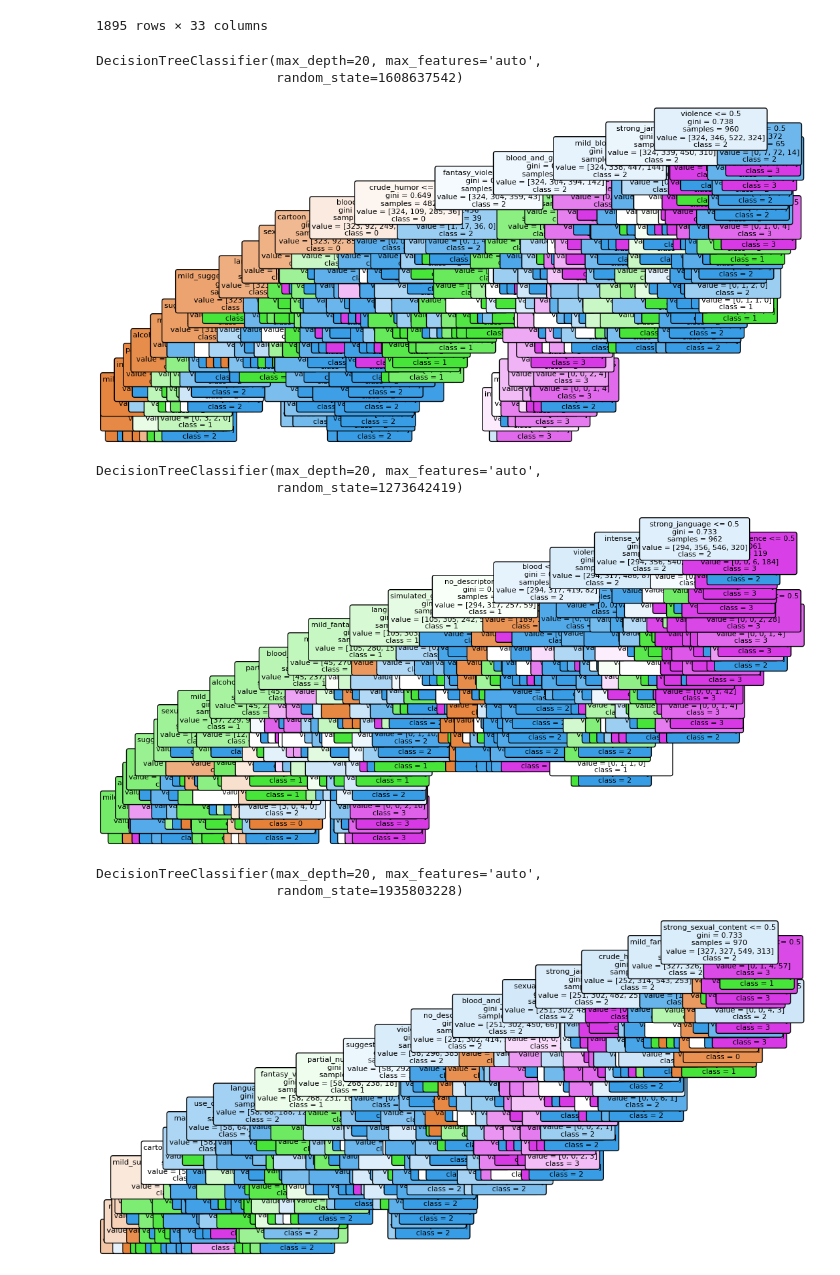
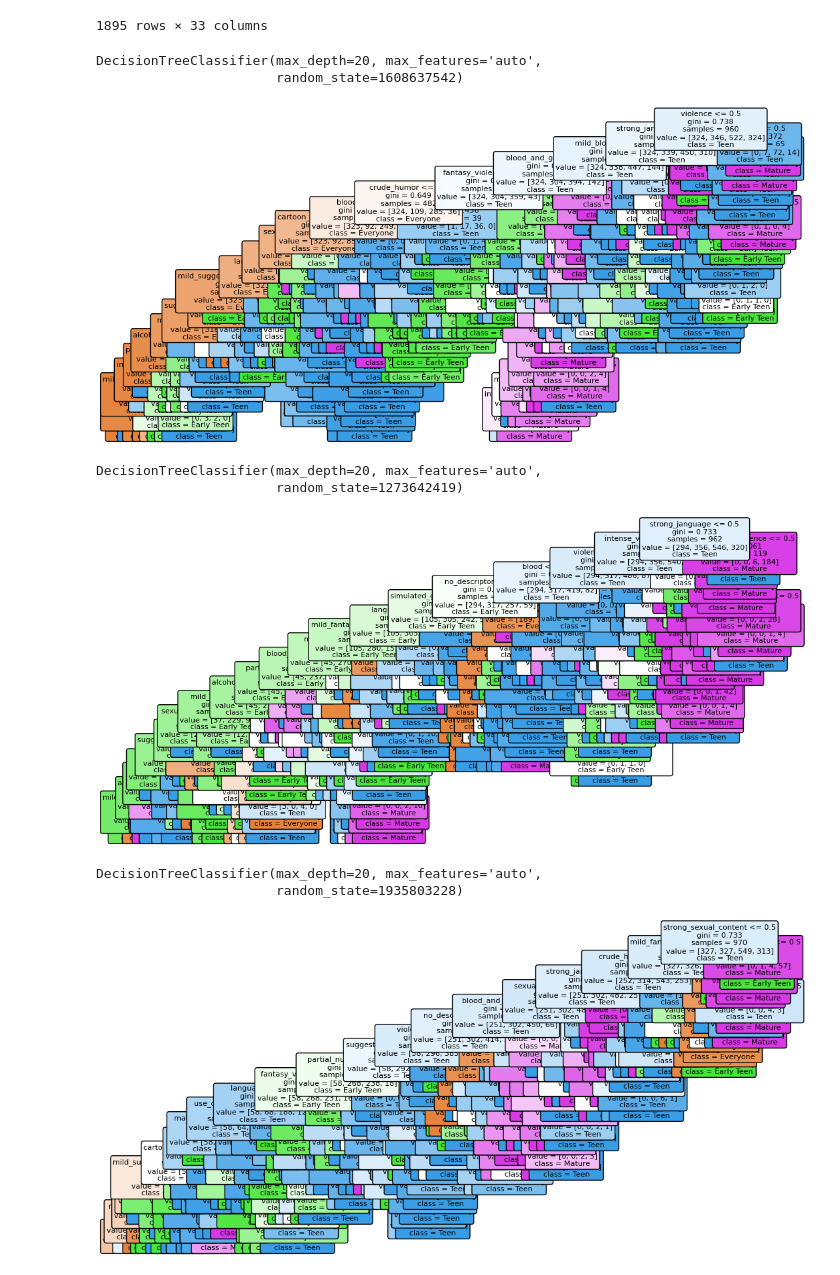
Before and after one commit to RemcoDewlde/introduction_to_machine-learning_windesheim, a Jupyter notebook: random-forrest.ipynb, the cells around one changed output. Drawn from its saved outputs; the diff is of its cells as text; code cells hidden in the pictures.

```diff
--- a/random-forrest.ipynb
+++ b/random-forrest.ipynb
@@ -90,7 +90,7 @@ X_train, X_test, y_train, y_test = train_test_split(X, y,
 from sklearn.ensemble import RandomForestClassifier
 
 rfc = RandomForestClassifier(n_estimators=10,
-                             max_depth=20,
+                             max_depth=10,
                              random_state=SEED)
 # %%
 rfc.fit(X_train, y_train)
@@ -99,26 +99,26 @@ y_pred = rfc.predict(X_test)
 # %%
 from sklearn import tree
 
 features = X.columns.values  # The name of each column
-classes = ['0', '1', '2', '3']  # The name of each class
+classes = ['Everyone', 'Early Teen', 'Teen', 'Mature']  # The name of each class
 
 for estimator in rfc.estimators_:
     print(estimator)
     plt.figure(figsize=(12, 6))
     tree.plot_tree(estimator,
                    feature_names=features,
                    class_names=classes,
                    fontsize=8,
                    filled=True,
                    rounded=True)
     plt.show()
 # %% [output]
 DecisionTreeClassifier(max_depth=20, max_features='auto',
                        random_state=1608637542)
-[figure, old version]
+[figure, new version]
 DecisionTreeClassifier(max_depth=20, max_features='auto',
                        random_state=1273642419)
-[figure, old version]
+[figure, new version]
 DecisionTreeClassifier(max_depth=20, max_features='auto',
                        random_state=1935803228)
-[figure, old version]
+[figure, new version]
```
Also changed, not shown: parts of 6 cells of this notebook, 4 other files.
